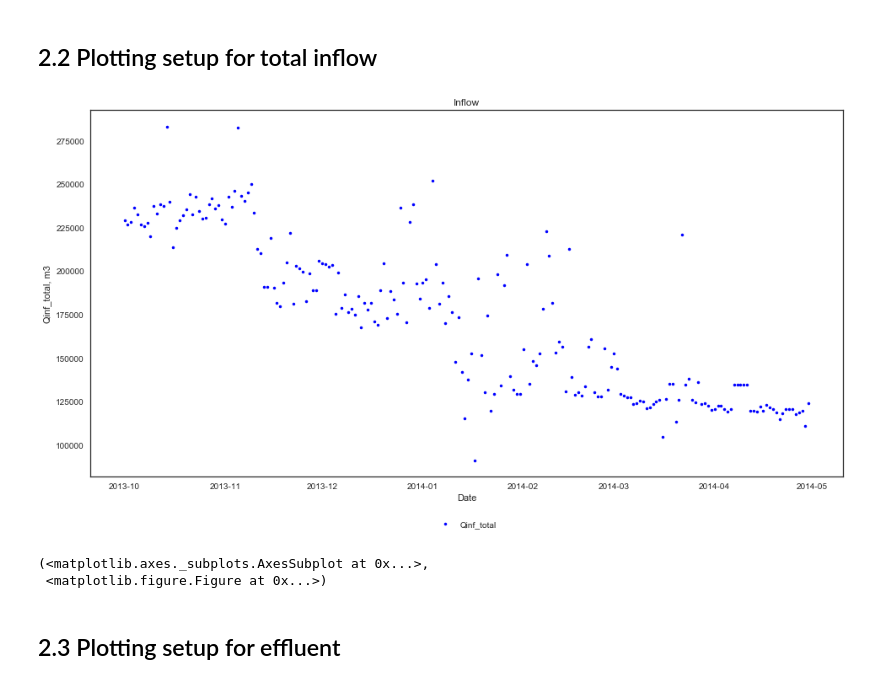
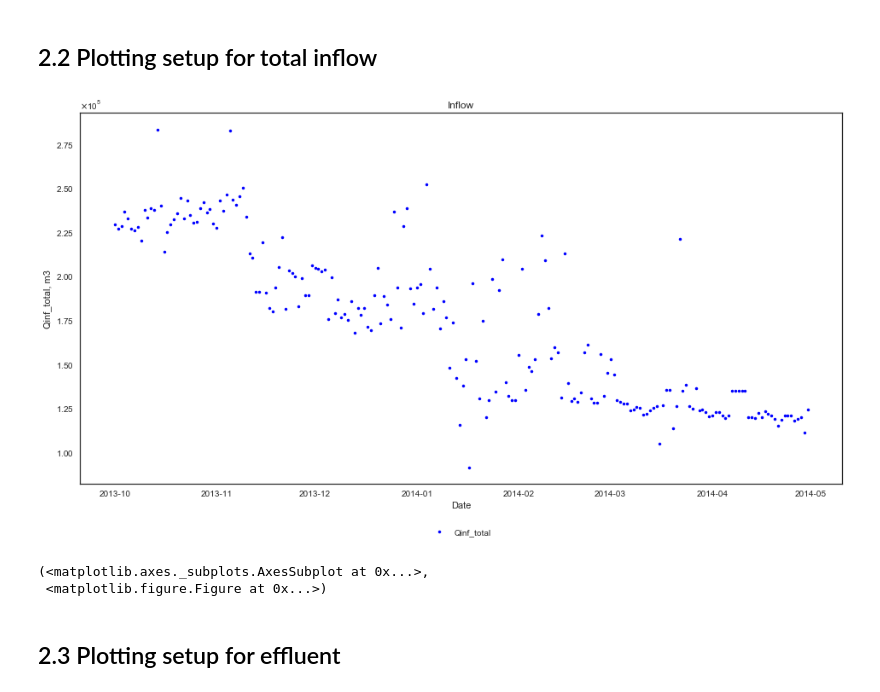
Before and after one commit to JoneBakkevig/intern_ugent, a Jupyter notebook: excelparse.ipynb, the cells around one changed output. Saved outputs shown, nothing was run; the diff lists cells and outputs as text; code cells hidden in the pictures.

```diff
--- a/excelparse.ipynb
+++ b/excelparse.ipynb
@@ -69,11 +69,11 @@ plotDframe(df, y_list, graph_type, title, size, y1label, style, sec_y, y2label)
 We set the relevant parsing parameters for the flow rates. Only need to parse once if all relevant columns are included.
 # %%
 # Parameters
-footer = 0
+footer = 92
 columns = [0,4,6,42,79] # 4=Qinf_total, 6=Qinf, 42=Q_effluent, 79=Fe_doseA
 sheetnumber = 1
 
 # Dataframe
 df = fileToDframe(filename, footer, columns, sheetnumber)
-df.head()
+print df
 # %% [output]
@@ -129,15 +141,16 @@ plotDframe(df, y_list, graph_type, title, size, y1label, style, sec_y, y2label)
 # %%
 # Plotting parameters
 y_list = ['Qinf_total']
 y1label = 'm3'
 title = 'Inflow'
 graph_type = '.'
 size = (16, 8)
+style = 'sci'
 
 # Plot figure
-plotDframe(df, y_list, graph_type, title, size, y1label)
+plotDframe(df, y_list, graph_type, title, size, y1label, style)
 # %% [output]
-[figure, old version]
+[figure, new version]
 (<matplotlib.axes._subplots.AxesSubplot at 0x...>,
  <matplotlib.figure.Figure at 0x...>)
 # %% [markdown]
```
Also changed, not shown: parts of 23 cells of this notebook, 3 other files.
